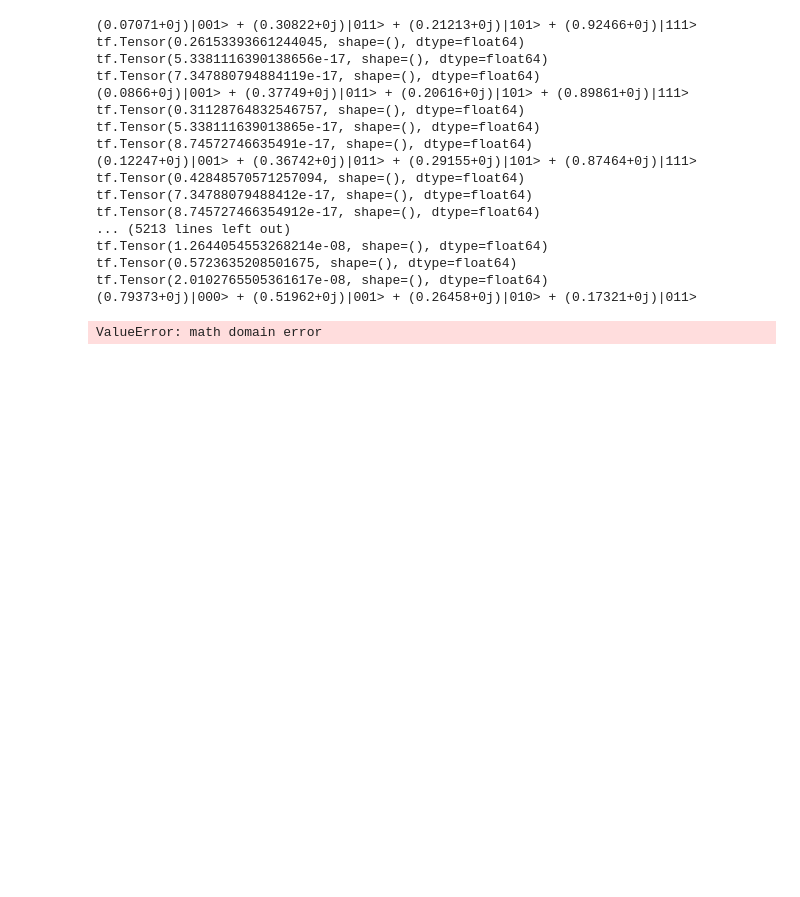
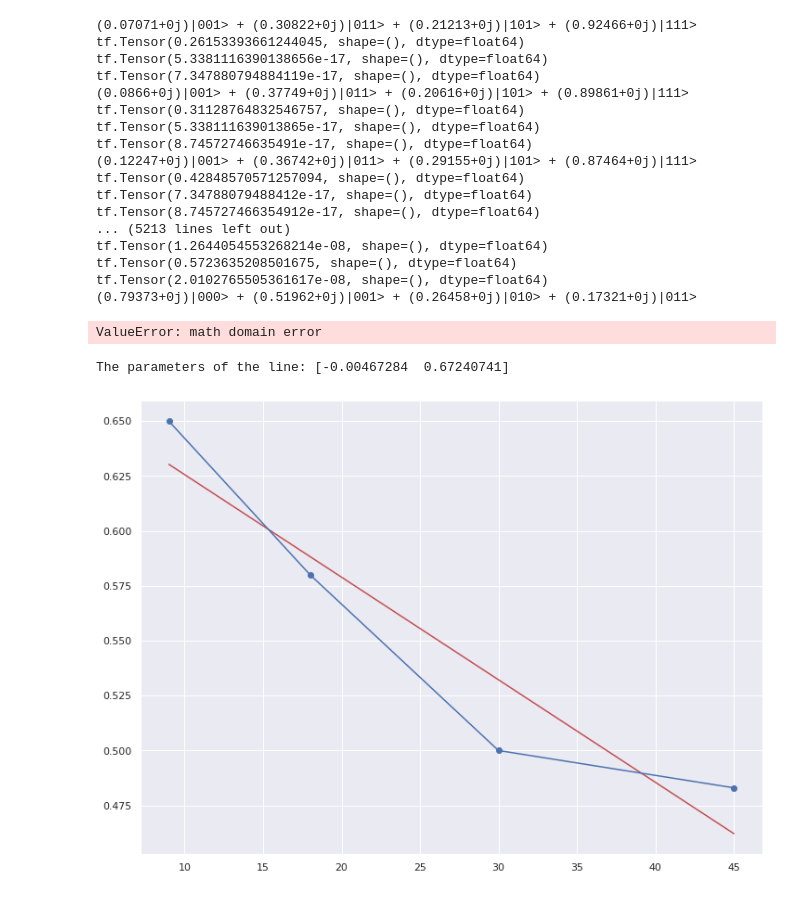
Before and after one commit to MarcoSciorilli/MqMBE, a Jupyter notebook: Tests.ipynb, the cells around one changed output. Drawn from its saved outputs; the diff is of its cells as text; code cells hidden in the pictures; blank space fills up the shorter version.

```diff
--- a/Tests.ipynb
+++ b/Tests.ipynb
@@ -96,3 +106,24 @@ tf.Tensor(0.5723635208501675, shape=(), dtype=float64)
 tf.Tensor(2.0102765505361617e-08, shape=(), dtype=float64)
 (0.79373+0j)|000> + (0.51962+0j)|001> + (0.26458+0j)|010> + (0.17321+0j)|011>
 ValueError: math domain error
+# %%
+import matplotlib.pyplot as plt
+import numpy as np
+nodes =np.array([9, 18, 30, 45])
+mode = np.array([0.65,0.58, 0.5, 0.483])
+theta = np.polyfit(nodes, mode, 1)
+
+print(f'The parameters of the line: {theta}')
+
+# Now, calculating the y-axis values against x-values according to
+# the parameters theta0, theta1 and theta2
+y_line = theta[1] + theta[0] * nodes
+
+# Plotting the data points and the best fit line
+plt.scatter(nodes, mode)
+plt.plot(nodes, y_line, 'r')
+plt.plot(nodes, mode)
+plt.show()
+# %% [output]
+The parameters of the line: [-0.00467284  0.67240741]
+[figure, added]
```
Also changed, not shown: parts of 6 cells of this notebook, 2 other files.
